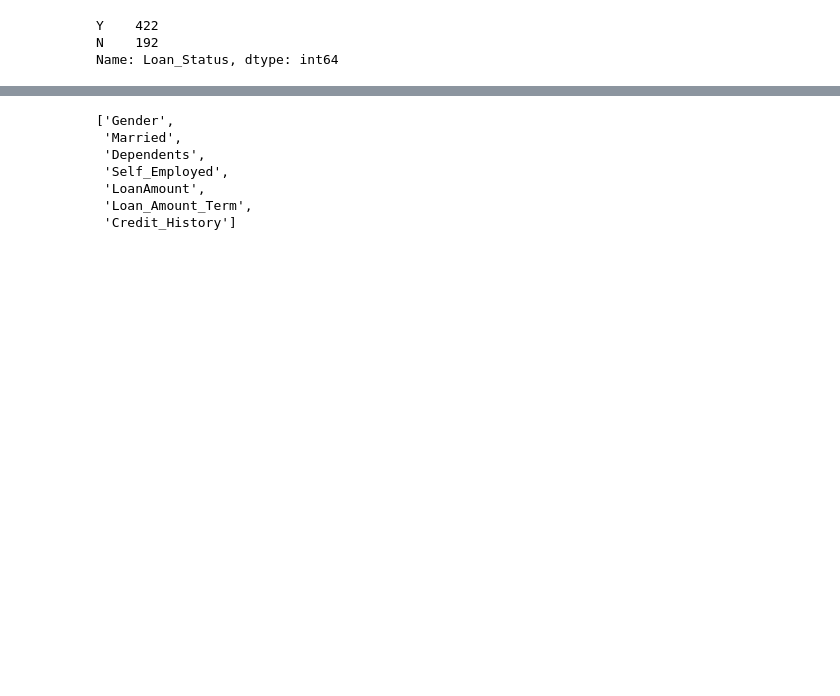
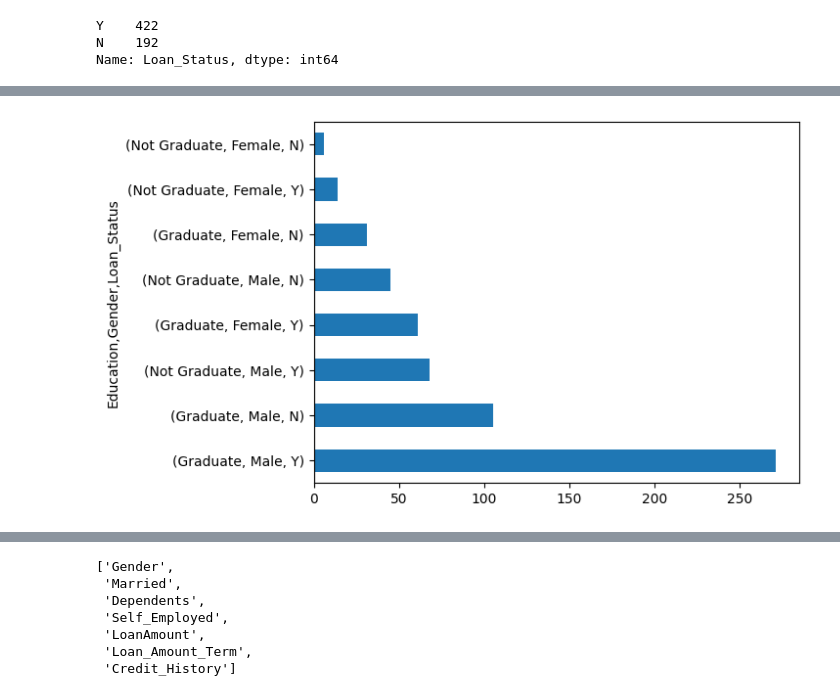
Before and after one commit to SLyubar/machinelearning, a Jupyter notebook: Final Project.ipynb, the cells around one changed output, grey strips where cells are left out. Drawn from its saved outputs; the diff is of its cells as text; code cells hidden in the pictures; blank space fills up the shorter version.

```diff
--- a/Final Project.ipynb
+++ b/Final Project.ipynb
@@ -78,0 +92,5 @@ Name: Loan_Status, dtype: int64
+# %%
+df[["Education","Gender","Loan_Status"]].value_counts().plot(kind="barh", subplots=True)
+plt.show()
+# %% [output]
+[figure, added]
```
Also changed, not shown: parts of 102 cells of this notebook.
